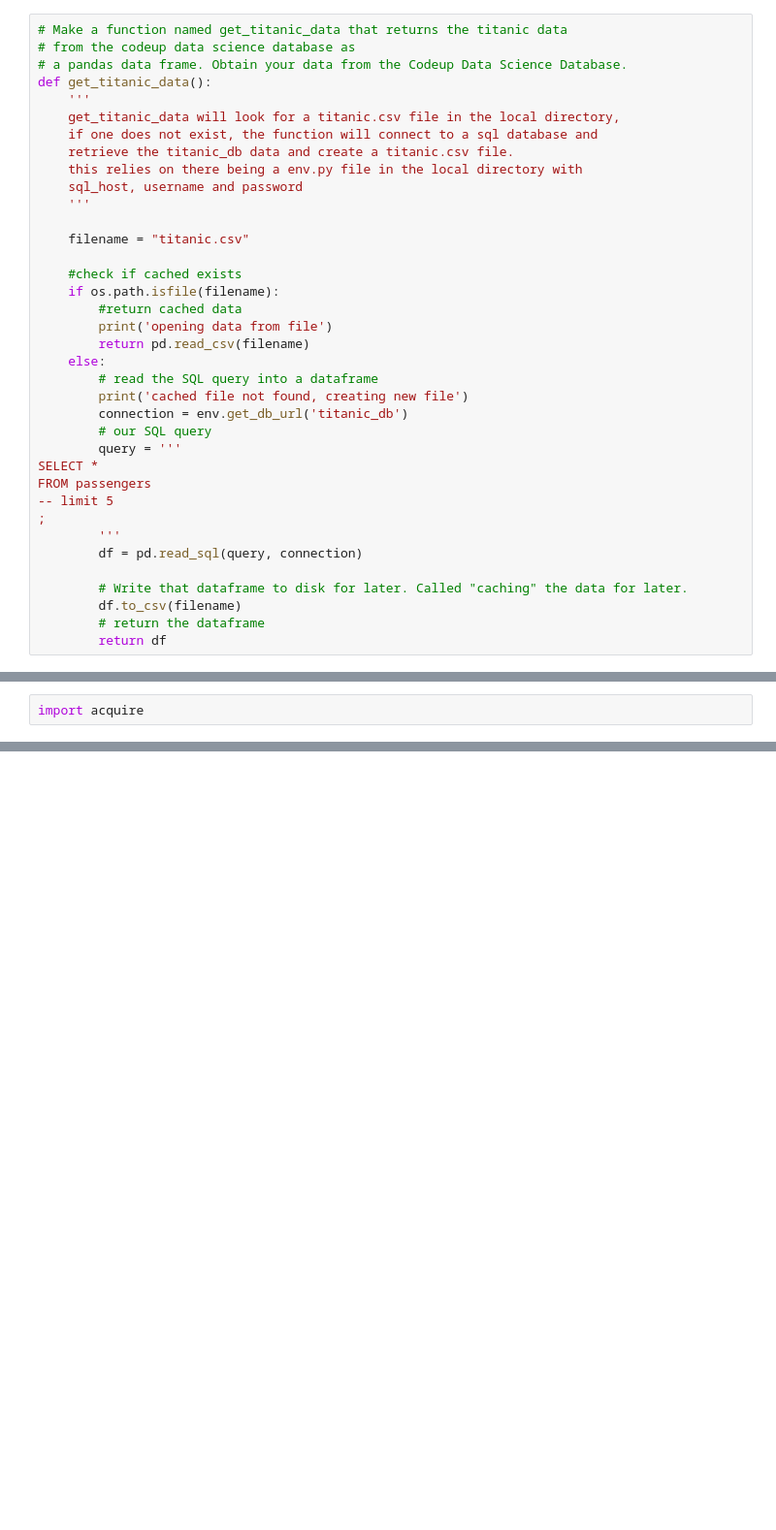
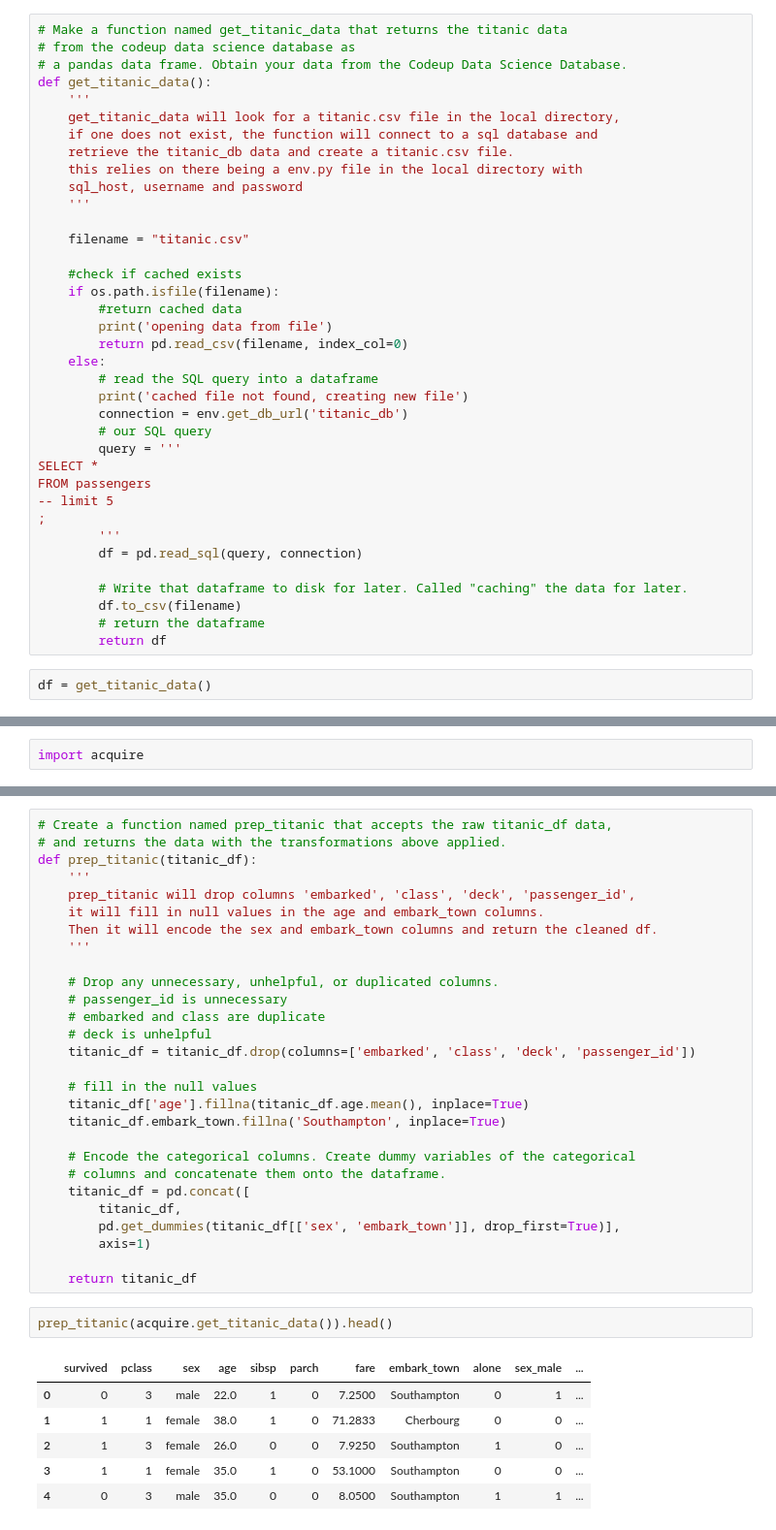
Before and after one commit to Adam-Harris87/classification-exercises, a Jupyter notebook: classification_exercises.ipynb, the cells around one changed output, grey strips where cells are left out. Shown: that part at 97% size. Drawn from its saved outputs; the diff is of its cells as text; blank space fills up the shorter version.

```diff
--- a/classification_exercises.ipynb
+++ b/classification_exercises.ipynb
@@ -263,7 +271,7 @@ def get_titanic_data():
     if os.path.isfile(filename):
         #return cached data
         print('opening data from file')
-        return pd.read_csv(filename)
+        return pd.read_csv(filename, index_col=0)
     else:
         # read the SQL query into a dataframe
         print('cached file not found, creating new file')
@@ -281,3 +289,5 @@ FROM passengers
         df.to_csv(filename)
         # return the dataframe
         return df
+# %%
+df = get_titanic_data()
@@ -405,0 +585,37 @@ telco.head()
+# %%
+# Create a function named prep_titanic that accepts the raw titanic_df data,
+# and returns the data with the transformations above applied.
+def prep_titanic(titanic_df):
+    '''
+    prep_titanic will drop columns 'embarked', 'class', 'deck', 'passenger_id',
+    it will fill in null values in the age and embark_town columns.
+    Then it will encode the sex and embark_town columns and return the cleaned df.
+    '''
+
+    # Drop any unnecessary, unhelpful, or duplicated columns.
+    # passenger_id is unnecessary
+    # embarked and class are duplicate
+    # deck is unhelpful
+    titanic_df = titanic_df.drop(columns=['embarked', 'class', 'deck', 'passenger_id'])
+
+    # fill in the null values
+    titanic_df['age'].fillna(titanic_df.age.mean(), inplace=True)
+    titanic_df.embark_town.fillna('Southampton', inplace=True)
+
+    # Encode the categorical columns. Create dummy variables of the categorical
+    # columns and concatenate them onto the dataframe.
+    titanic_df = pd.concat([
+        titanic_df,
+        pd.get_dummies(titanic_df[['sex', 'embark_town']], drop_first=True)],
+        axis=1)
+
+    return titanic_df
+# %%
+prep_titanic(acquire.get_titanic_data()).head()
+# %% [output]
+|  | survived | pclass | sex | age | sibsp | parch | fare | embark_town | alone | sex_male | ... |
+| 0 | 0 | 3 | male | 22.0 | 1 | 0 | 7.2500 | Southampton | 0 | 1 | ... |
+| 1 | 1 | 1 | female | 38.0 | 1 | 0 | 71.2833 | Cherbourg | 0 | 0 | ... |
+| 2 | 1 | 3 | female | 26.0 | 0 | 0 | 7.9250 | Southampton | 1 | 0 | ... |
+| 3 | 1 | 1 | female | 35.0 | 1 | 0 | 53.1000 | Southampton | 0 | 0 | ... |
+| 4 | 0 | 3 | male | 35.0 | 0 | 0 | 8.0500 | Southampton | 1 | 1 | ... |
```
Also changed, not shown: parts of 32 cells of this notebook, 2 other files.
